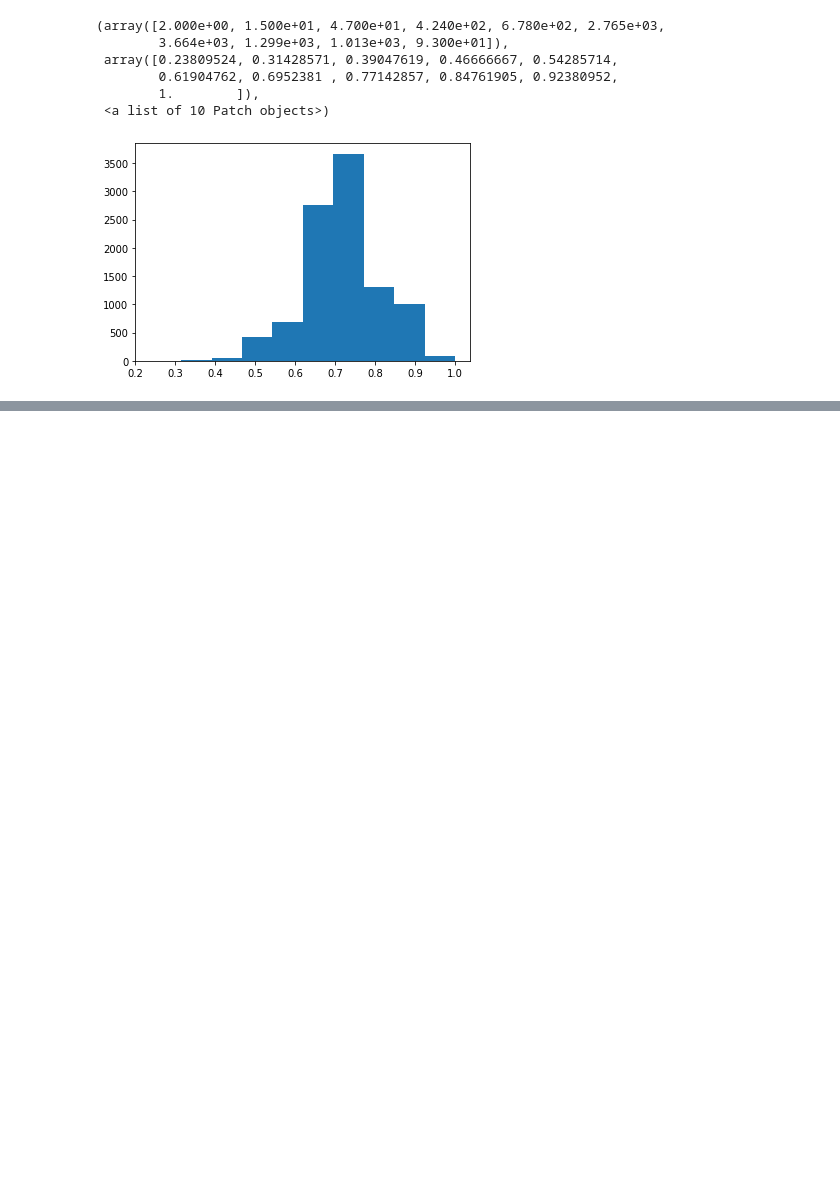
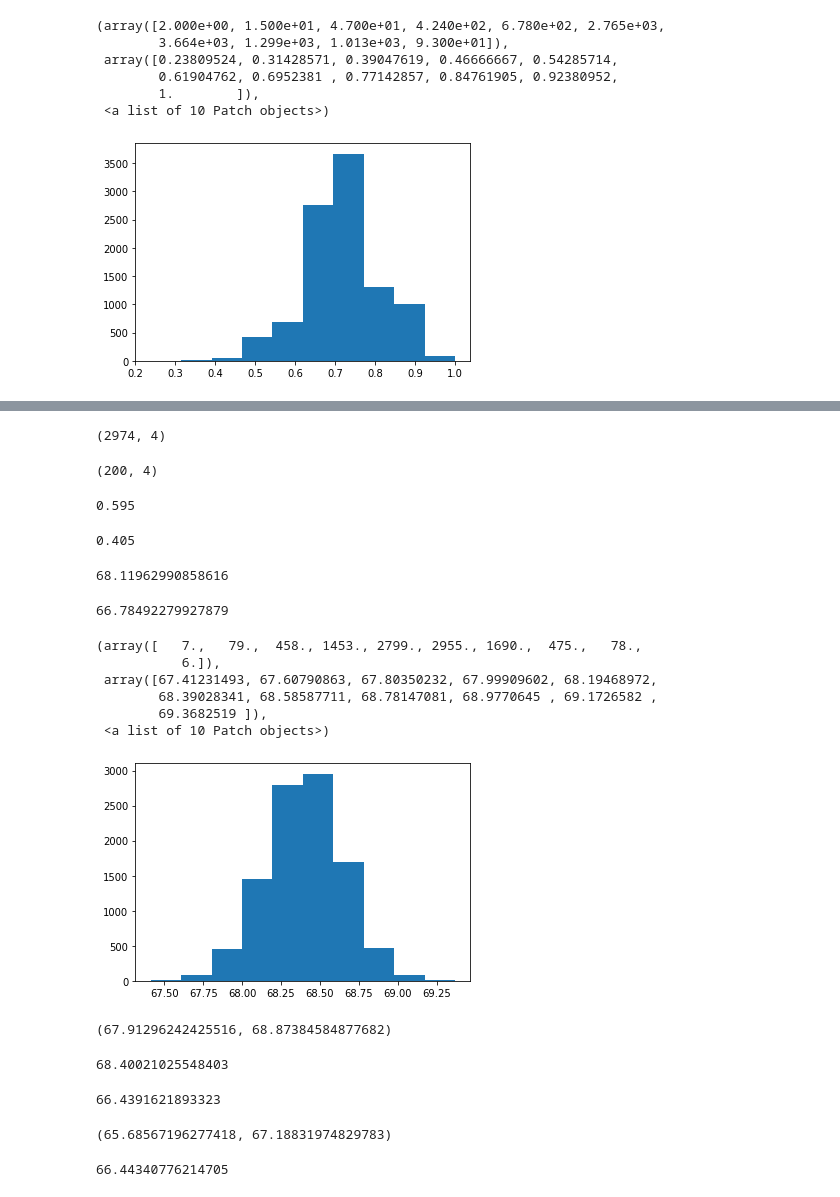
Before and after one commit to mzhoolideh/data_science_pract, a Jupyter notebook: labs/probability_pract.ipynb, the cells around one changed output, grey strips where cells are left out. Saved outputs shown, nothing was run; the diff lists cells and outputs as text; code cells hidden in the pictures; blank space fills up the shorter version.

Commit message:
feat: shown that coffee drinkers are talller than non-coffee drinkers with 95% confidence level

```diff
--- a/labs/probability_pract.ipynb
+++ b/labs/probability_pract.ipynb
@@ -311,0 +314,3 @@ plt.hist(proportion)
+# %%
+coffee_df = pd.read_csv('./coffee_dataset.csv')
+coffee_df.head()
@@ -311,0 +324,4 @@ plt.hist(proportion)
+# %%
+np.random.seed(42)
+coffee_red = coffee_df.sample(200)
+coffee_red.head()
@@ -311,0 +335,48 @@ plt.hist(proportion)
+# %%
+coffee_df.shape
+# %% [output]
+(2974, 4)
+# %%
+coffee_red.shape
+# %% [output]
+(200, 4)
+# %%
+coffee_red.drinks_coffee.mean()
+# %% [output]
+0.595
+# %%
+1 - coffee_red.drinks_coffee.mean()
+# %% [output]
+0.405
+# %%
+coffee_red.height[coffee_red['drinks_coffee']==True].mean()
+# %% [output]
+68.11962990858616
+# %%
+coffee_red.height[coffee_red['drinks_coffee']==False].mean()
+# %% [output]
+66.78492279927879
+# %%
+samples = []
+for _ in range(10000):
+    coffee_red = coffee_df.sample(200, replace=True)
+    drink_height = coffee_red.height[coffee_red['drinks_coffee']==True].mean()
+    samples.append(drink_height)
+# %%
+plt.hist(samples)
+# %% [output]
+(array([   7.,   79.,  458., 1453., 2799., 2955., 1690.,  475.,   78.,
+           6.]),
+ array([67.41231493, 67.60790863, 67.80350232, 67.99909602, 68.19468972,
+        68.39028341, 68.58587711, 68.78147081, 68.9770645 , 69.1726582 ,
+        69.3682519 ]),
+ <a list of 10 Patch objects>)
+[figure, added]
+# %%
+np.percentile(samples, 2.5), np.percentile(samples, 97.5)
+# %% [output]
+(67.91296242425516, 68.87384584877682)
+# %%
+coffee_df.height[coffee_df['drinks_coffee'] == True].mean()
+# %% [output]
+68.40021025548403
@@ -311,0 +389,12 @@ plt.hist(proportion)
+# %%
+np.mean(coffee_ndrink)
+# %% [output]
+66.4391621893323
+# %%
+np.percentile(coffee_ndrink, 2.5), np.percentile(coffee_ndrink, 97.5)
+# %% [output]
+(65.68567196277418, 67.18831974829783)
+# %%
+coffee_df.height[coffee_df['drinks_coffee'] == False].mean()
+# %% [output]
+66.44340776214705
```
Also changed, not shown: parts of 8 cells of this notebook.
